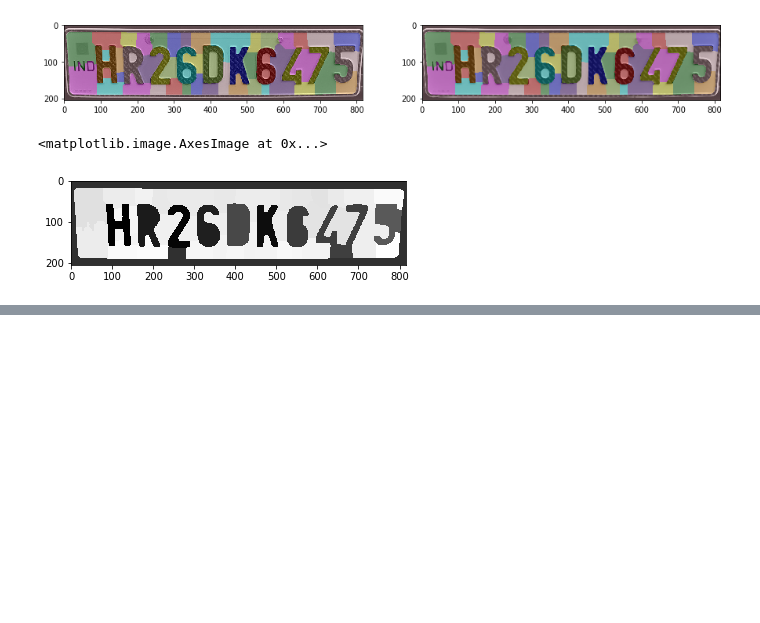
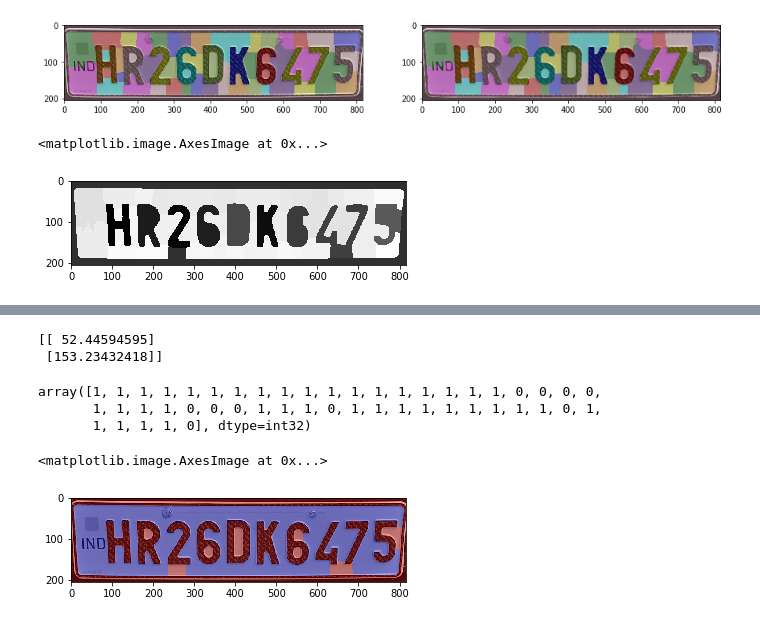
Before and after one commit to Biswajee/MachineLearningFlows, a Jupyter notebook: Plate_Segmentation.ipynb, the cells around one changed output, grey strips where cells are left out. Saved outputs shown, nothing was run; the diff lists cells and outputs as text; code cells hidden in the pictures; blank space fills up the shorter version.

```diff
--- a/Plate_Segmentation.ipynb
+++ b/Plate_Segmentation.ipynb
@@ -147,0 +166,5 @@ plt.imshow(color.label2rgb(labels, image=plate_denoised, kind='avg'), cmap='gray
+# %%
+from sklearn.cluster import KMeans
+model = KMeans(n_clusters=2)
+
+region_means = np.array(region_means).reshape(-1,1)
@@ -147,0 +191,22 @@ plt.imshow(color.label2rgb(labels, image=plate_denoised, kind='avg'), cmap='gray
+# %%
+model.fit(region_means)
+print(model.cluster_centers_)
+# %% [output]
+[[ 52.44594595]
+ [153.23432418]]
+# %%
+bg_fg_labels = model.predict(region_means)
+bg_fg_labels
+# %% [output]
+array([1, 1, 1, 1, 1, 1, 1, 1, 1, 1, 1, 1, 1, 1, 1, 1, 1, 1, 0, 0, 0, 0,
+       1, 1, 1, 1, 0, 0, 0, 1, 1, 1, 0, 1, 1, 1, 1, 1, 1, 1, 1, 1, 0, 1,
+       1, 1, 1, 1, 0], dtype=int32)
+# %%
+classified_labels = labels.copy()
+for bg_fg, region in zip(bg_fg_labels, regions):
+  classified_labels[tuple(region.coords.T)] = bg_fg
+# %%
+plt.imshow(color.label2rgb(classified_labels, image=plate))
+# %% [output]
+<matplotlib.image.AxesImage at 0x...>
+[figure, added]
```
Also changed, not shown: parts of 4 cells of this notebook.
